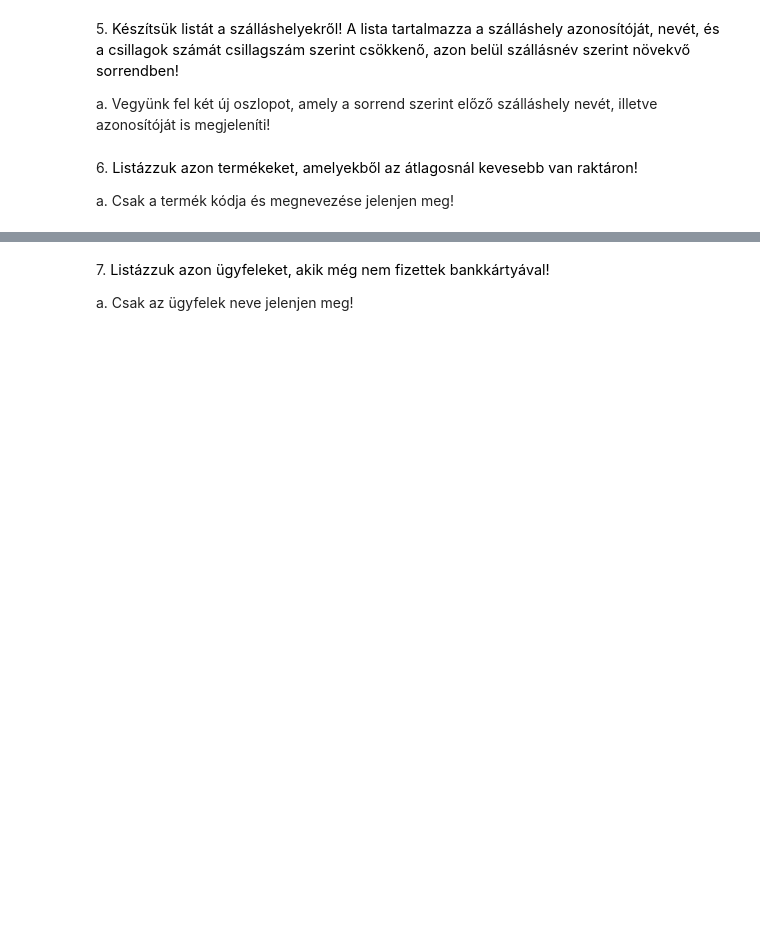
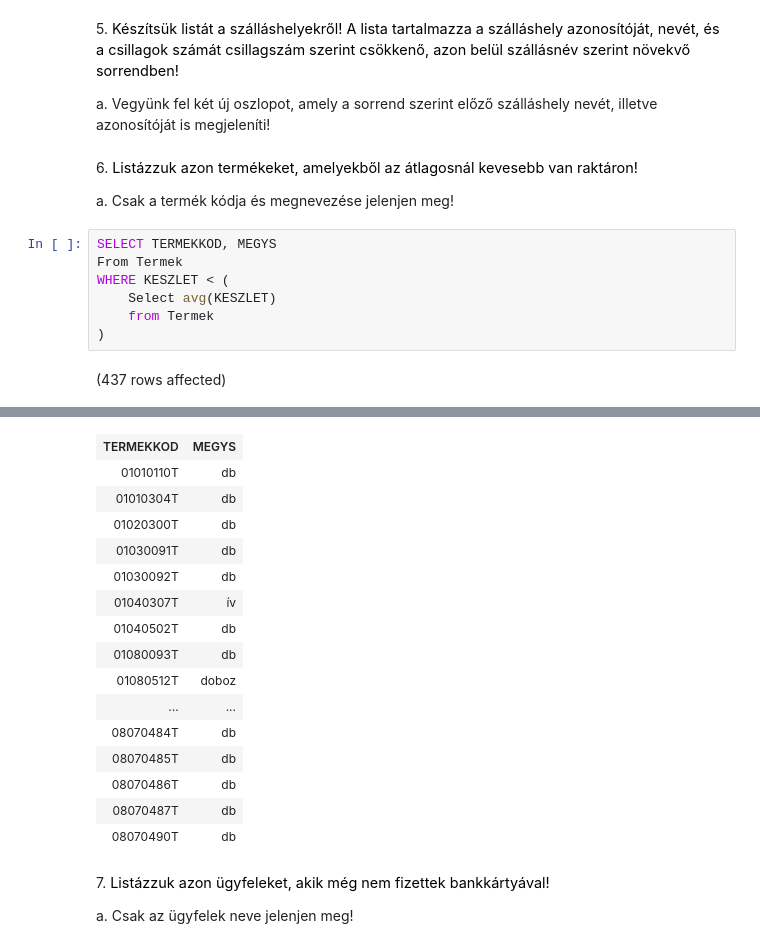
Before and after one commit to telekboldi2/sql.uni-corvinus, a Jupyter notebook: gyakorlat06_feladatok.ipynb, the cells around one changed output, grey strips where cells are left out. Saved outputs shown, nothing was run; the diff lists cells and outputs as text; blank space fills up the shorter version.

```diff
--- a/gyakorlat06_feladatok.ipynb
+++ b/gyakorlat06_feladatok.ipynb
@@ -88,3 +88,12 @@ a. Vegyünk fel két új oszlopot, amely a sorrend szerint előző szálláshely
 6. <span style="background-color: rgb(255, 255, 255); color: rgb(0, 0, 0); font-family: &quot;Open Sans&quot;, sans-serif; font-size: 14.44px;">Listázzuk azon termékeket, amelyekből az átlagosnál kevesebb van raktáron!&nbsp;</span>
 
 a. Csak a termék kódja és megnevezése jelenjen meg!
+# %%
+SELECT TERMEKKOD, MEGYS
+From Termek
+WHERE KESZLET < (
+    Select avg(KESZLET)
+    from Termek
+)
+# %% [output]
+(437 rows affected)
@@ -91,3 +101,19 @@ a. Csak a termék kódja és megnevezése jelenjen meg!
+| TERMEKKOD | MEGYS |
+| 01010110T | db |
+| 01010304T | db |
+| 01020300T | db |
+| 01030091T | db |
+| 01030092T | db |
+| 01040307T | ív |
+| 01040502T | db |
+| 01080093T | db |
+| 01080512T | doboz |
+| ... | ... |
+| 08070484T | db |
+| 08070485T | db |
+| 08070486T | db |
+| 08070487T | db |
+| 08070490T | db |
 # %% [markdown]
 7. <span style="background-color: rgb(255, 255, 255); color: rgb(0, 0, 0); font-family: &quot;Open Sans&quot;, sans-serif; font-size: 14.44px;">Listázzuk azon ügyfeleket, akik még nem fizettek bankkártyával!&nbsp;</span>
 
```
Also changed, not shown: parts of 2 cells of this notebook.
